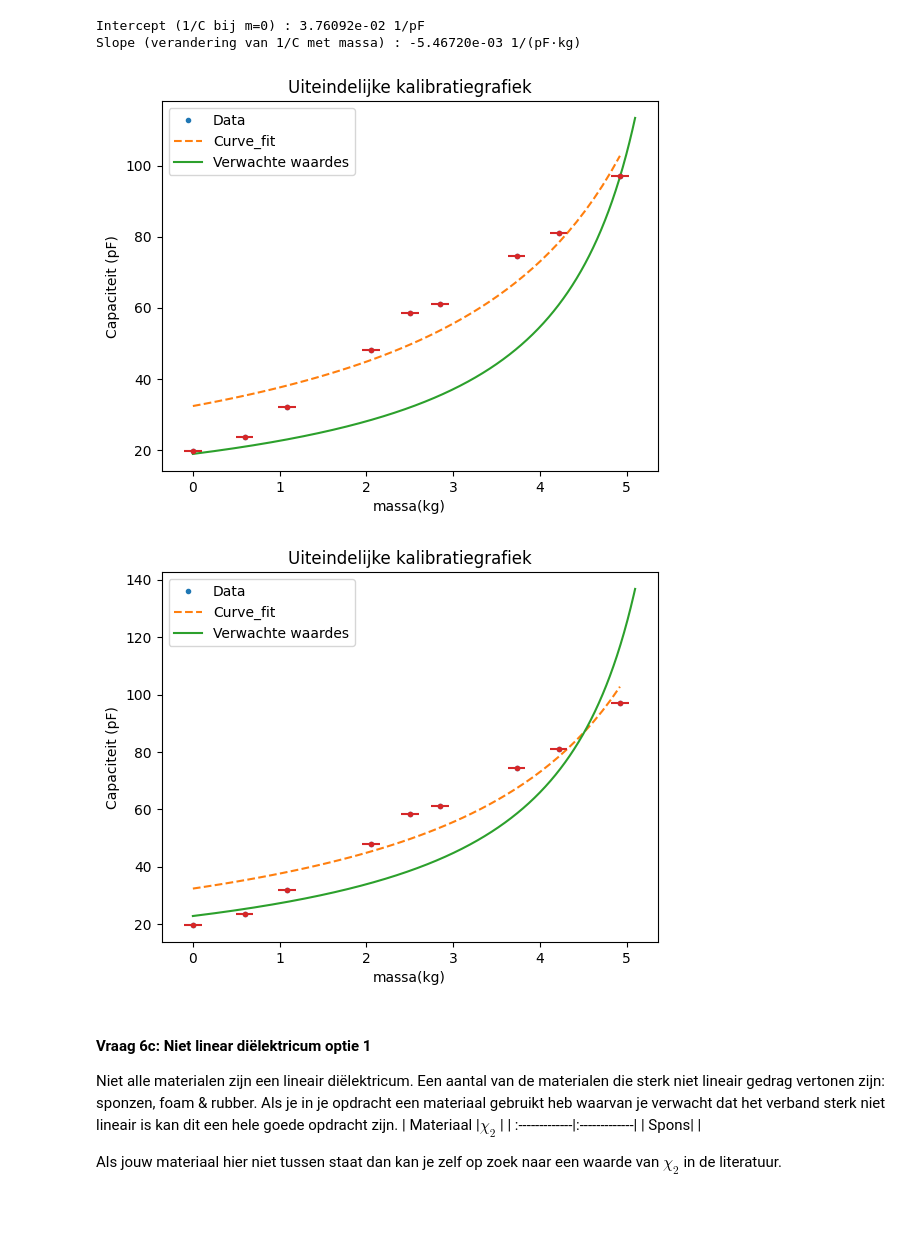
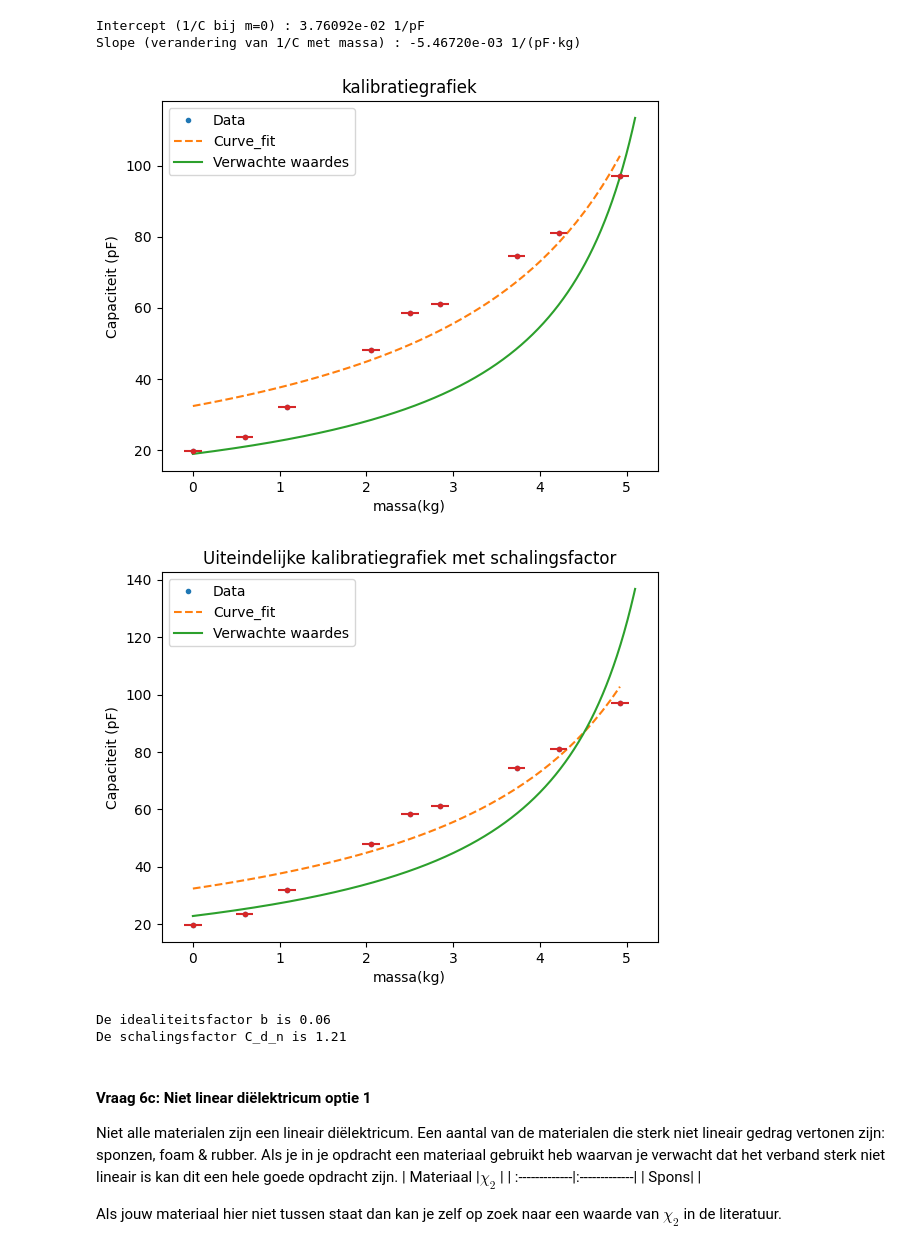
Before and after one commit to daantjebunschoten1-gif/opdrachten-DEF-D, a Jupyter notebook: DigitaleOntwerpopdrachten/1CondensatorOpdracht/CondensatorOntwerpopdracht.ipynb, the cells around one changed output. Drawn from its saved outputs; the diff is of its cells as text; code cells hidden in the pictures; blank space fills up the shorter version.

```diff
--- a/DigitaleOntwerpopdrachten/1CondensatorOpdracht/CondensatorOntwerpopdracht.ipynb
+++ b/DigitaleOntwerpopdrachten/1CondensatorOpdracht/CondensatorOntwerpopdracht.ipynb
@@ -1191,7 +1199,7 @@ C_spons_0 = capaciteit(8,95e-3,100e3,1e3)
 e_r_spons= e_r(d_0,A,epsilon_0,C_spons_0)
 
 
-# implementeren van de idealiteitsfactor met Capaciteit = c_d / c_d_0 (equation 36)
+# implementeren van de idealiteitsfactor
 
 c_d_0_verwacht = vlakkeplaat(d_verwacht,A,epsilon_0,e_r_spons)*1e12
 c_d_verwacht = 1 + 2.367*b**(0.867) #want b is klein, d is klein #formule 47
@@ -1210,40 +1218,45 @@ massa= np.array([0,
 
 #Poging tot het curve fitten met natuurkunde
 def Functie(x,c_1,c_2,c_3):
- return c_1/(c_2+c_3*x)
+    return c_1/(c_2+c_3*x)
 var,cov = curve_fit(Functie,massa,Capaciteit)
 x_fit = np.linspace(min(massa),max(massa))
 y_fit = Functie(x_fit,*var)
 x_error = 0.1
 y_error = 0 #y error wordt niet geplot, door de grootte waardoor de rest van de plot niet meer zichtbaar is
 
 
 #plot van verwachtewaarde, curve_fit en data
 plt.figure()
 plt.plot(massa,Capaciteit,".",label="Data")
 plt.plot(x_fit,y_fit,"--",label="Curve_fit")
 plt.plot(m_verwacht,c_d_0_verwacht, label="Verwachte waardes")
 plt.xlabel("massa(kg)")
 plt.ylabel("Capaciteit (pF)")
 plt.errorbar(massa,Capaciteit,xerr=x_error,yerr=y_error,fmt='.')
 plt.legend()
-plt.title("Uiteindelijke kalibratiegrafiek")
+plt.title("kalibratiegrafiek")
 plt.show()
 
 
 plt.figure()
 plt.plot(massa,Capaciteit,".",label="Data")
 plt.plot(x_fit,y_fit,"--",label="Curve_fit")
 plt.plot(m_verwacht,c_n_verwacht, label="Verwachte waardes")
 plt.xlabel("massa(kg)")
 plt.ylabel("Capaciteit (pF)")
 plt.errorbar(massa,Capaciteit,xerr=x_error,yerr=y_error,fmt='.')
 plt.legend()
-plt.title("Uiteindelijke kalibratiegrafiek")
+plt.title("Uiteindelijke kalibratiegrafiek met schalingsfactor")
 plt.show()
+
+print(f"De idealiteitsfactor b is {b}")
+print(f"De schalingsfactor C_d_n is {c_d_verwacht:.2f}")
 # %% [output]
-[figure, old version]
+[figure, new version]
-[figure, old version]
+[figure, new version]
+De idealiteitsfactor b is 0.06
+De schalingsfactor C_d_n is 1.21
 # %% [markdown]
 #### Vraag 6c: Niet linear diëlektricum optie 1
 
```
Also changed, not shown: parts of 10 cells of this notebook, 4 other files.
